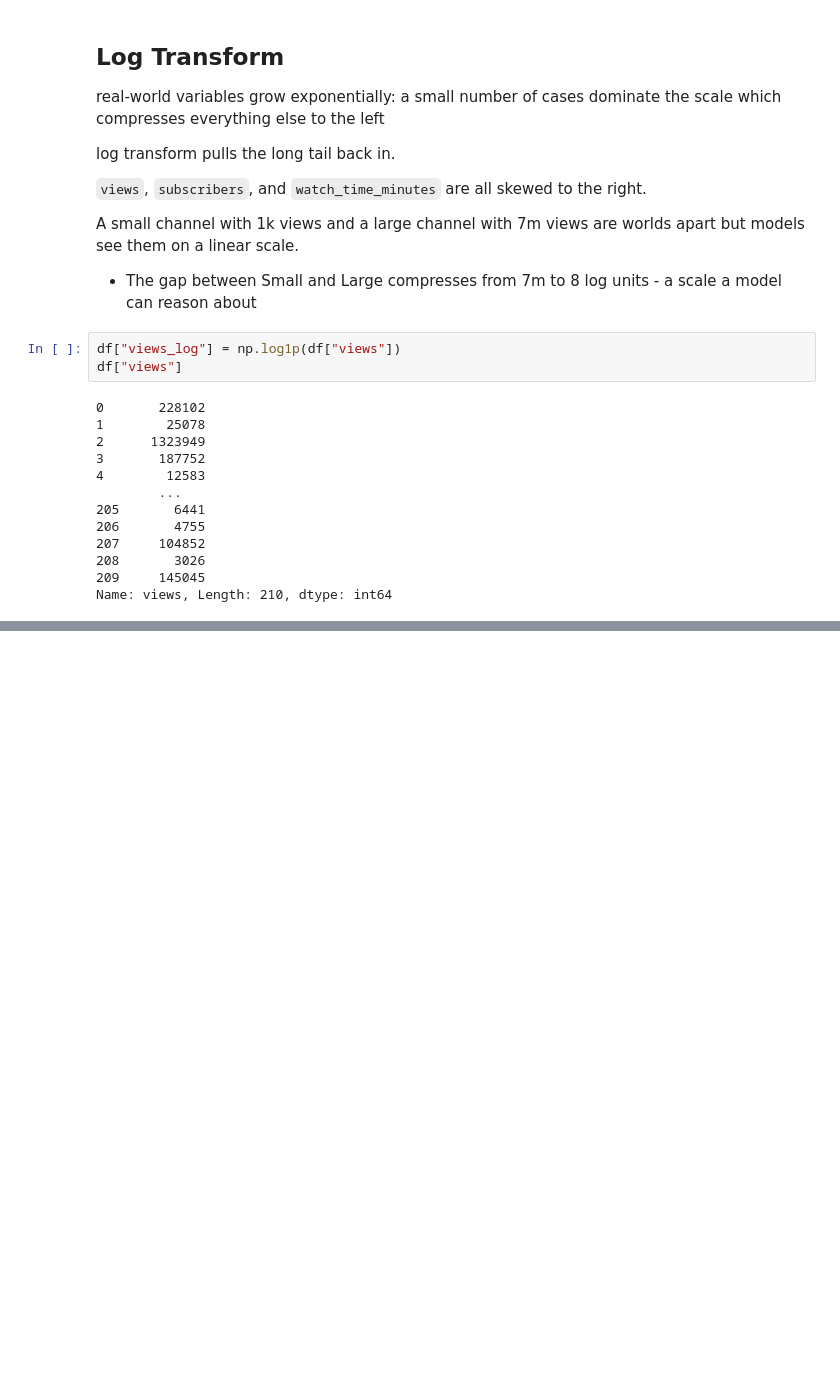
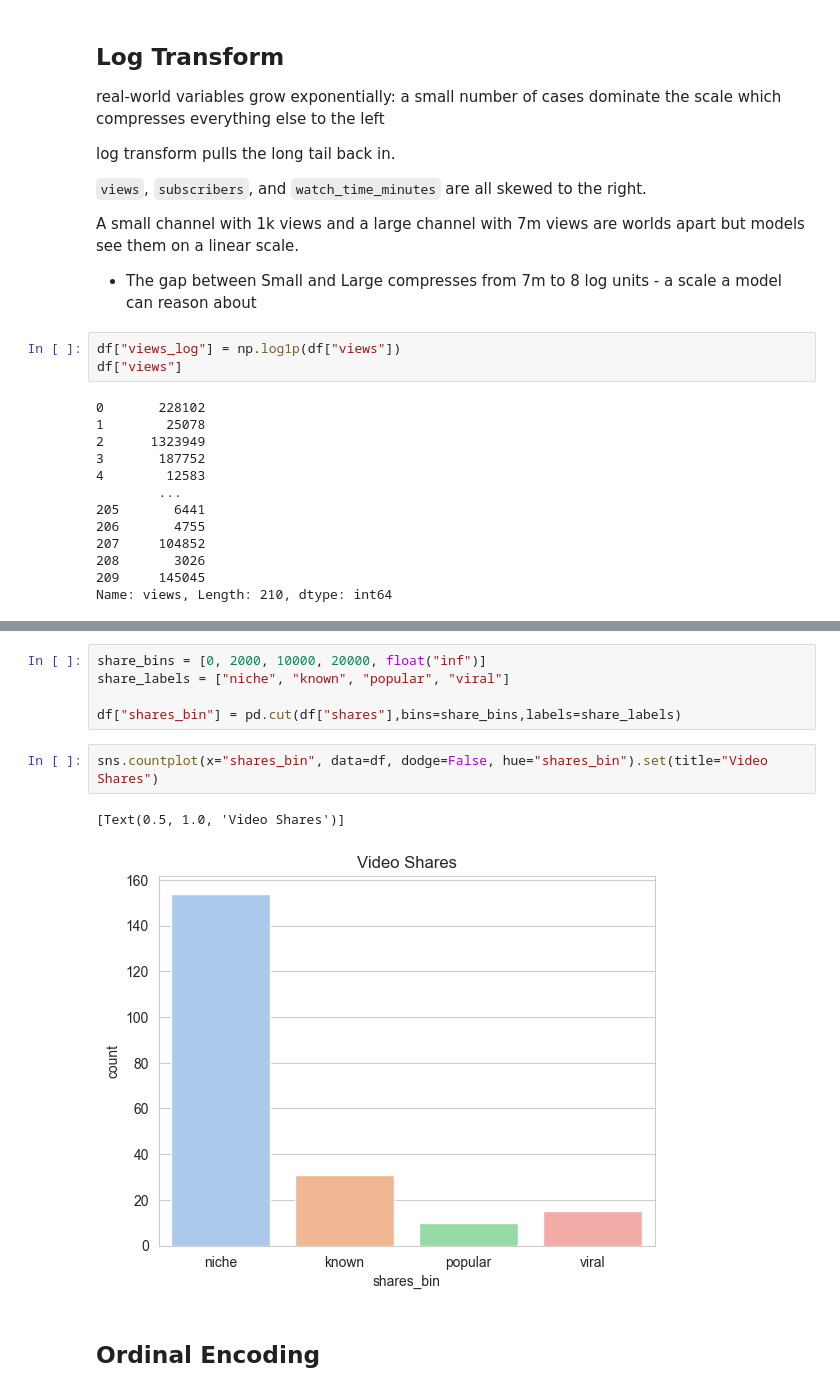
Before and after one commit to cda79/461-lab01-introduction, a Jupyter notebook: LabTask04/lec.ipynb, the cells around one changed output, grey strips where cells are left out. Drawn from its saved outputs; the diff is of its cells as text; blank space fills up the shorter version.

```diff
--- a/LabTask04/lec.ipynb
+++ b/LabTask04/lec.ipynb
@@ -111,0 +180,12 @@ Name: views, Length: 210, dtype: int64
+# %%
+share_bins = [0, 2000, 10000, 20000, float("inf")]
+share_labels = ["niche", "known", "popular", "viral"]
+
+df["shares_bin"] = pd.cut(df["shares"],bins=share_bins,labels=share_labels)
+# %%
+sns.countplot(x="shares_bin", data=df, dodge=False, hue="shares_bin").set(title="Video Shares")
+# %% [output]
+[Text(0.5, 1.0, 'Video Shares')]
+[figure, added]
+# %% [markdown]
+## Ordinal Encoding
```
Also changed, not shown: parts of 25 cells of this notebook.
